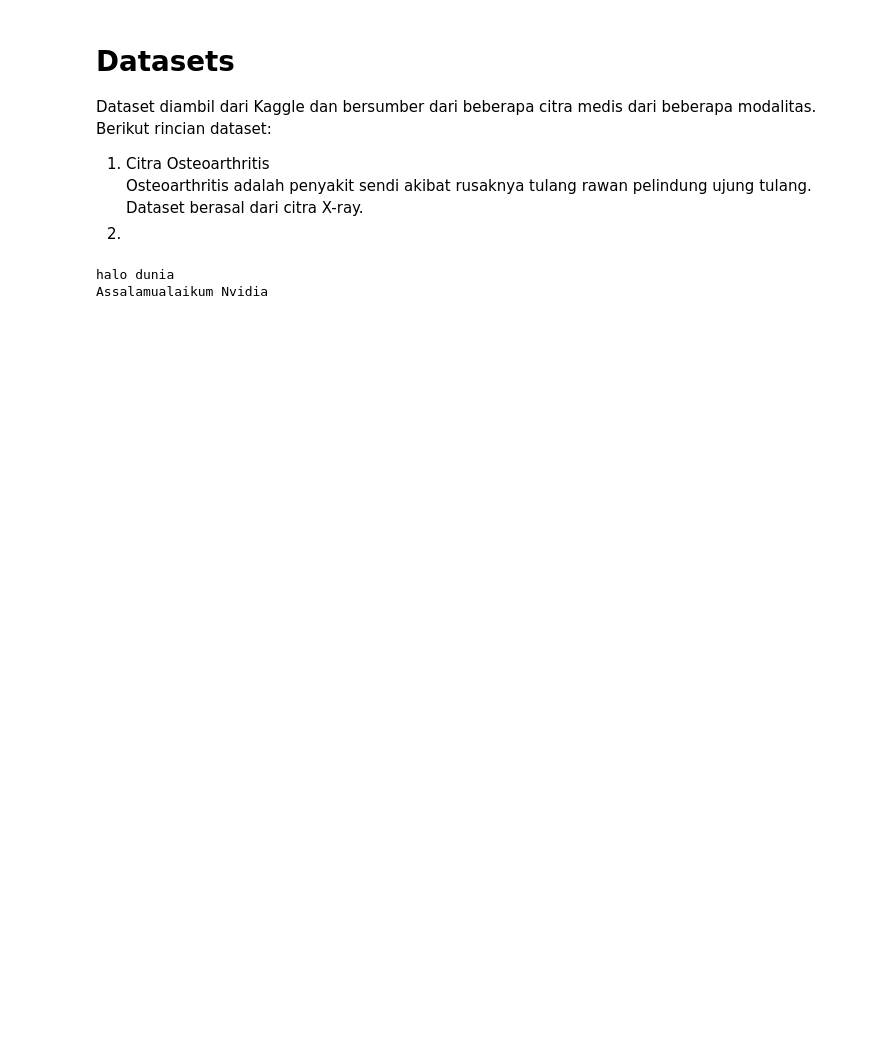
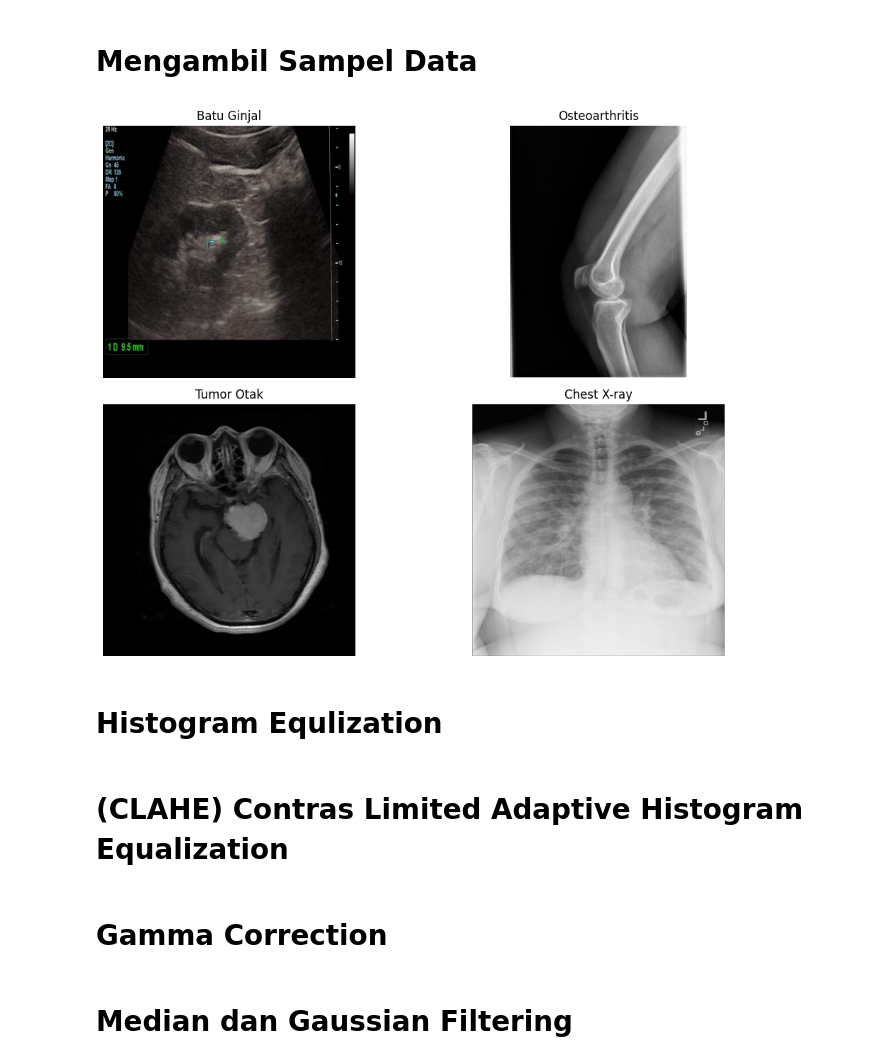
Before and after one commit to EaganKyoji/AI-project, a Jupyter notebook: peningkatan-kualitas-citra-medis.ipynb, the cells around one changed output. Drawn from its saved outputs; the diff is of its cells as text; code cells hidden in the pictures; blank space fills up the shorter version.

Commit message:
Feat: Adding sample data, making session, -1 data

```diff
--- a/peningkatan-kualitas-citra-medis.ipynb
+++ b/peningkatan-kualitas-citra-medis.ipynb
@@ -16,12 +30,2 @@ Laporan dan penjelasan terperinci untuk notebook ini dapat diakses melalui tauta
-# %% [markdown]
-# Datasets
-Dataset diambil dari Kaggle dan bersumber dari beberapa citra medis dari beberapa modalitas. Berikut rincian dataset:
-1. Citra Osteoarthritis <br>
-Osteoarthritis adalah penyakit sendi akibat rusaknya tulang rawan pelindung ujung tulang. Dataset berasal dari citra X-ray.
-2.
-# %%
-print("halo dunia")
-print("Assalamualaikum Nvidia")
-# %% [output]
-halo dunia
-Assalamualaikum Nvidia
+# %% [markdown]
+# Mengambil Sampel Data
@@ -27,0 +36,42 @@ Assalamualaikum Nvidia
+# %%
+batu_ginjal = cv2.imread('/kaggle/input/datasets/imtkaggleteam/kidney-stone-classification-and-object-detection/stone/Stone_1.JPG')
+osteoarthritis = cv2.imread('/kaggle/input/datasets/dhruvacube/osteoarthritis/withoutKLGrade/withoutKLGrade/patient/014d8da596bf50d1.jpg')
+tumor_otak = cv2.imread('/kaggle/input/datasets/masoudnickparvar/brain-tumor-mri-dataset/Training/meningioma/Tr-aug-me_1.jpg')
+chest = cv2.imread('/kaggle/input/datasets/nih-chest-xrays/sample/sample/sample/images/00000154_001.png')
+
+gambar = [
+    batu_ginjal,
+    osteoarthritis,
+    tumor_otak,
+    chest
+]
+
+judul = [
+    'Batu Ginjal',
+    'Osteoarthritis',
+    'Tumor Otak',
+    'Chest X-ray'
+]
+
+plt.figure(figsize=(12, 8))
+
+for i in range(len(gambar)):
+    plt.subplot(2, 2, i + 1)
+
+    plt.imshow(gambar[i], cmap='gray')
+
+    plt.title(judul[i])
+    plt.axis('off')
+
+plt.tight_layout()
+plt.show()
+# %% [output]
+[figure, added]
+# %% [markdown]
+# Histogram Equlization
+# %% [markdown]
+# (CLAHE) Contras Limited Adaptive Histogram Equalization
+# %% [markdown]
+# Gamma Correction
+# %% [markdown]
+# Median dan Gaussian Filtering
```
Also changed, not shown: parts of 3 cells of this notebook.
